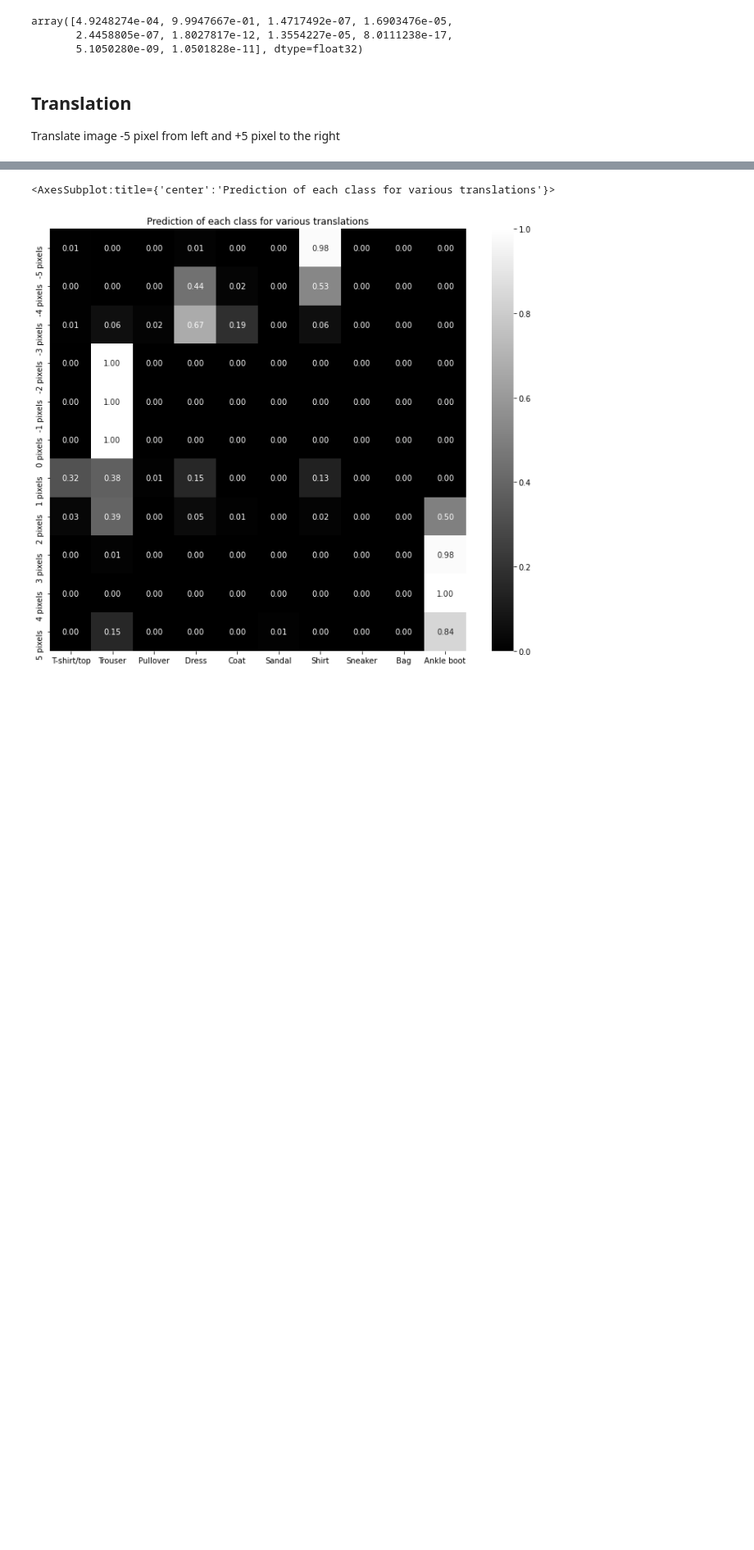
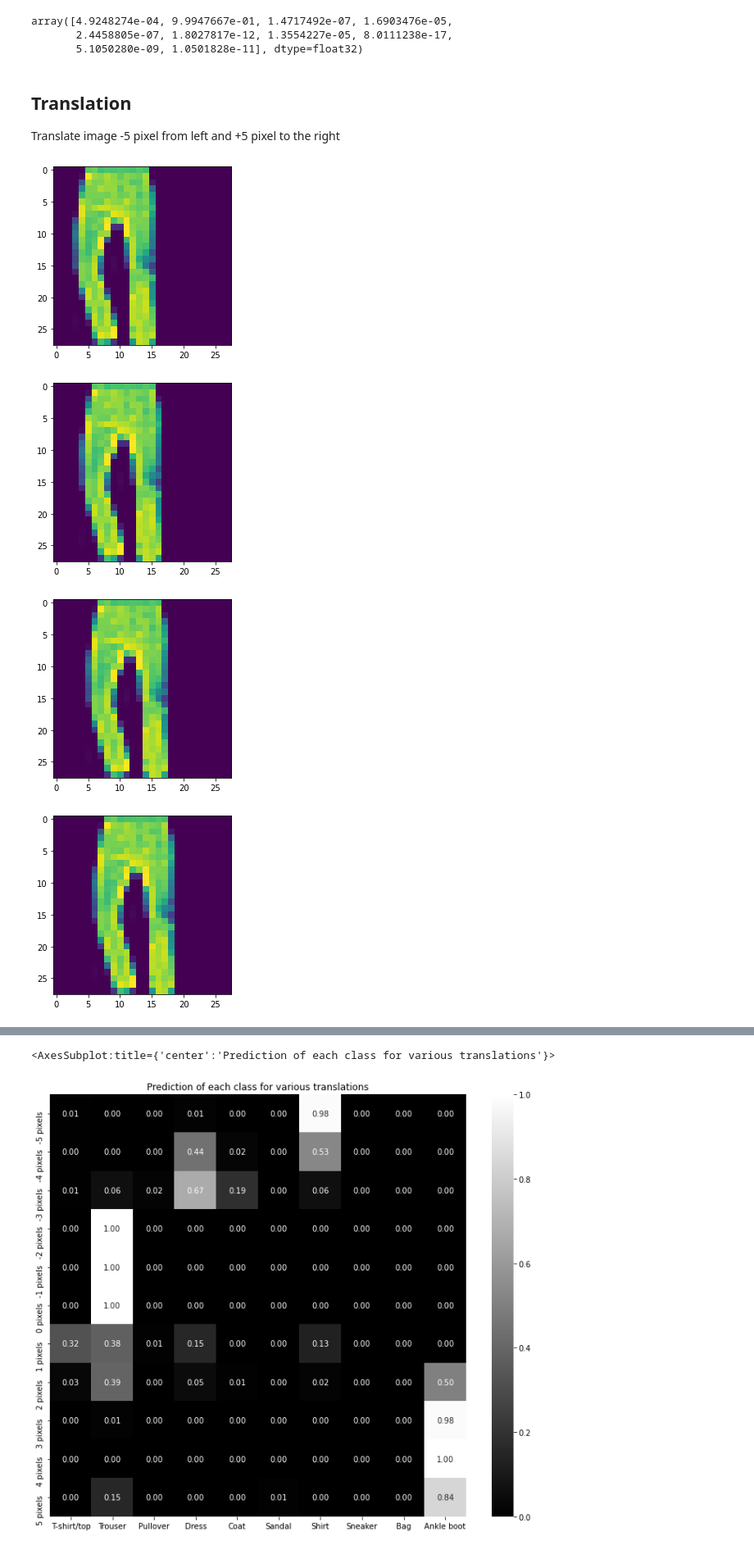
Before and after one commit to ishandutta0098/packt-modern-computer-vision-with-pytorch, a Jupyter notebook: 04-introducing-cnn/01-issues-with-image-translation.ipynb, the cells around one changed output, grey strips where cells are left out. Shown at 82% size. Saved outputs shown, nothing was run; the diff lists cells and outputs as text; code cells hidden in the pictures; blank space fills up the shorter version.

```diff
--- a/04-introducing-cnn/01-issues-with-image-translation.ipynb
+++ b/04-introducing-cnn/01-issues-with-image-translation.ipynb
@@ -184,26 +184,35 @@ Translate image -5 pixel from left and +5 pixel to the right
 # %%
 preds = []
 
 for px in range(-5, 6):
 
     # Preprocess Image
     img = tr_images[ix]/255
     img = img.view(28,28)
 
     # Roll
     img2 = np.roll(
         a=img,
         shift=px,
         axis=1
     )
 
+    # Plot Image
+    plt.imshow(img2)
+    plt.show()
+
     # Convert to tensor
     img3 = torch.tensor(img2).view(28*28).to(device)
 
     # Obtain prediction
     np_output = model(img3).cpu().detach().numpy()
 
     # Obtain probability
     preds.append(
         np.exp(np_output) / np.sum(np.exp(np_output))
     )
+# %% [output]
+[figure, added]
+[figure, added]
+[figure, added]
+[figure, added]
```
Also changed, not shown: parts of 1 cell of this notebook.
